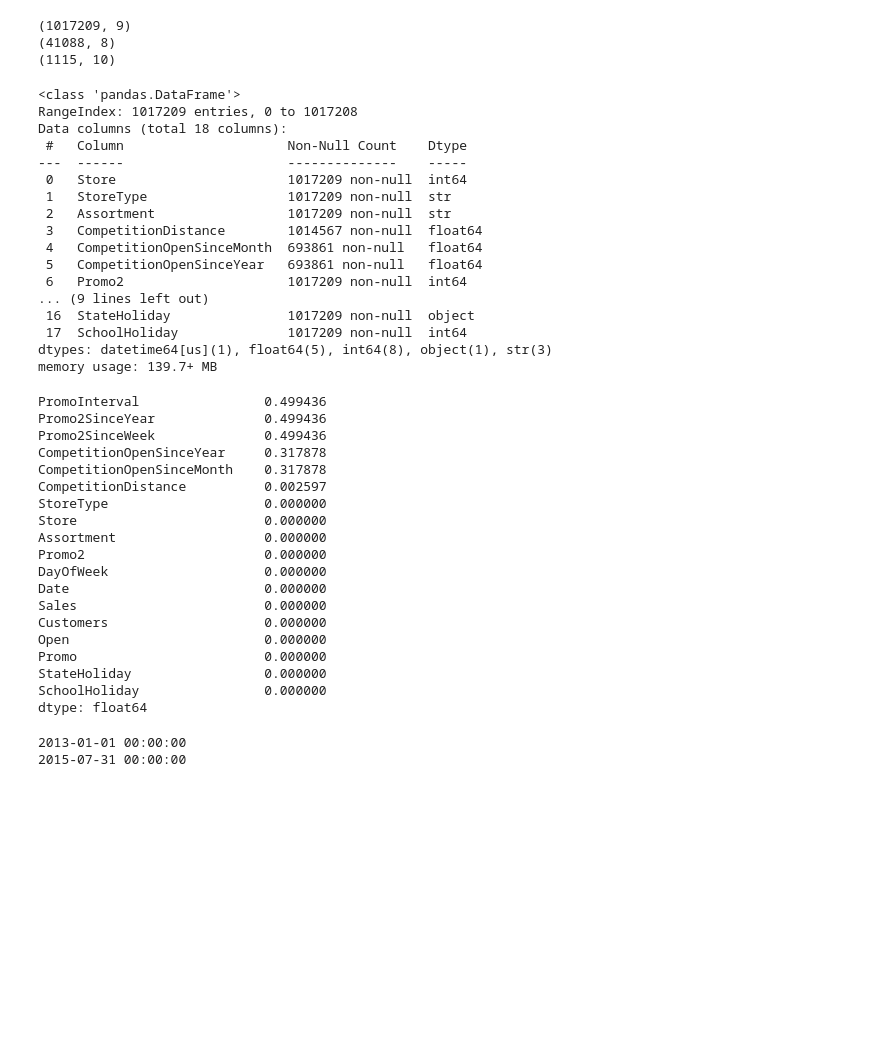
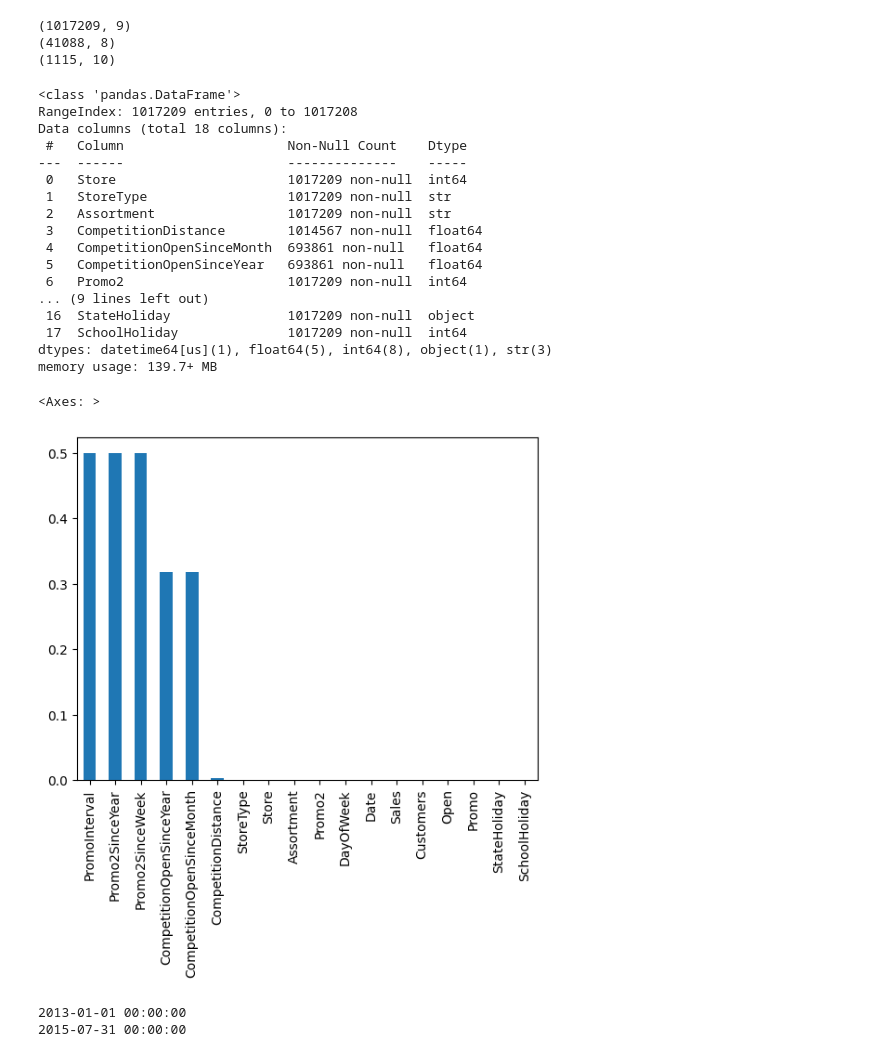
Before and after one commit to szymonczaja/Time-Series-Analysis, a Jupyter notebook: notebooks/01_eda.ipynb, the cells around one changed output. Cells and saved outputs as stored; diff of their text form; code cells hidden in the pictures; blank space fills up the shorter version.

```diff
--- a/notebooks/01_eda.ipynb
+++ b/notebooks/01_eda.ipynb
@@ -83,7 +83,6 @@ def merge_store(df_store : pd.DataFrame, df_train : pd.DataFrame) -> pd.DataFram
 df_train_full = merge_store(df_store, df_train)
 # %%
 df_train_full.info()
-df_train_full.isna().mean().sort_values(ascending=False)
 # %% [output]
 <class 'pandas.DataFrame'>
 RangeIndex: 1017209 entries, 0 to 1017208
@@ -102,25 +101,11 @@ Data columns (total 18 columns):
  17  SchoolHoliday              1017209 non-null  int64
 dtypes: datetime64[us](1), float64(5), int64(8), object(1), str(3)
 memory usage: 139.7+ MB
-PromoInterval                0.499436
-Promo2SinceYear              0.499436
-Promo2SinceWeek              0.499436
-CompetitionOpenSinceYear     0.317878
-CompetitionOpenSinceMonth    0.317878
-CompetitionDistance          0.002597
-StoreType                    0.000000
-Store                        0.000000
-Assortment                   0.000000
-Promo2                       0.000000
-DayOfWeek                    0.000000
-Date                         0.000000
-Sales                        0.000000
-Customers                    0.000000
-Open                         0.000000
-Promo                        0.000000
-StateHoliday                 0.000000
-SchoolHoliday                0.000000
-dtype: float64
+# %%
+df_train_full.isna().mean().sort_values(ascending=False).plot(kind='bar')
+# %% [output]
+<Axes: >
+[figure, added]
 # %%
 print(df_train_full['Date'].min())
 print(df_train_full['Date'].max())
```
Also changed, not shown: parts of 4 cells of this notebook.
